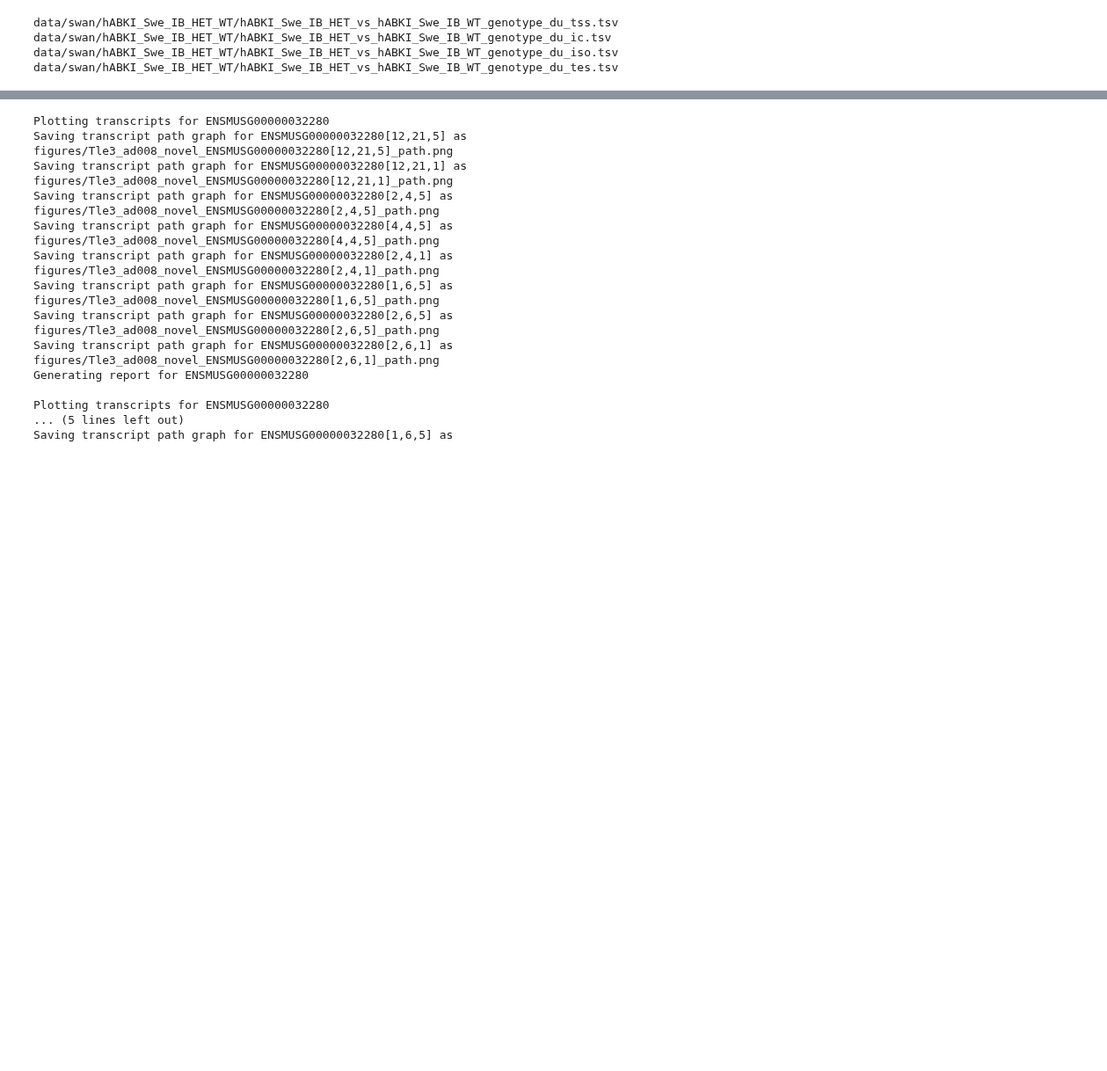
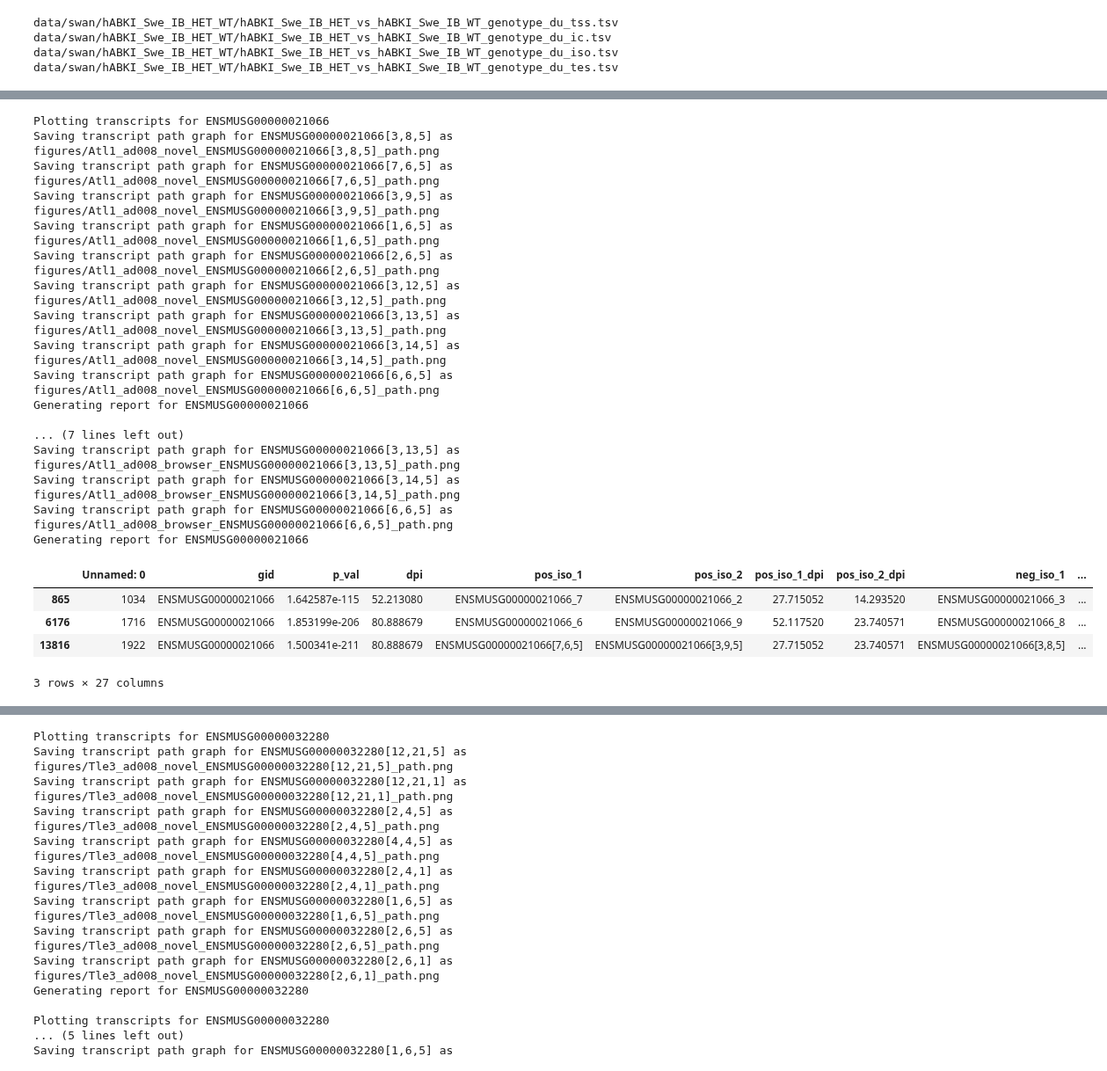
Before and after one commit to gfilimban/modelad_pipeline, a Jupyter notebook: proc_update/ad008_swan.ipynb, the cells around one changed output, grey strips where cells are left out. Shown at 88% size. Cells and saved outputs as stored; diff of their text form; code cells hidden in the pictures; blank space fills up the shorter version.

```diff
--- a/proc_update/ad008_swan.ipynb
+++ b/proc_update/ad008_swan.ipynb
@@ -179,3 +257,30 @@ def plot_report(sg, gene):
                   layer='pi',
                   metadata_cols=['genotype', 'sex', 'tissue', 'age'],
                   datasets={'genotype': ['hABKI_Swe_IB_HET', 'hABKI_Swe_IB_WT']})
+# %%
+g = 'Atl1'
+plot_report(sg, g)
+du_df.loc[du_df.gname==g]
+# %% [output]
+Plotting transcripts for ENSMUSG00000021066
+Saving transcript path graph for ENSMUSG00000021066[3,8,5] as figures/Atl1_ad008_novel_ENSMUSG00000021066[3,8,5]_path.png
+Saving transcript path graph for ENSMUSG00000021066[7,6,5] as figures/Atl1_ad008_novel_ENSMUSG00000021066[7,6,5]_path.png
+Saving transcript path graph for ENSMUSG00000021066[3,9,5] as figures/Atl1_ad008_novel_ENSMUSG00000021066[3,9,5]_path.png
+Saving transcript path graph for ENSMUSG00000021066[1,6,5] as figures/Atl1_ad008_novel_ENSMUSG00000021066[1,6,5]_path.png
+Saving transcript path graph for ENSMUSG00000021066[2,6,5] as figures/Atl1_ad008_novel_ENSMUSG00000021066[2,6,5]_path.png
+Saving transcript path graph for ENSMUSG00000021066[3,12,5] as figures/Atl1_ad008_novel_ENSMUSG00000021066[3,12,5]_path.png
+Saving transcript path graph for ENSMUSG00000021066[3,13,5] as figures/Atl1_ad008_novel_ENSMUSG00000021066[3,13,5]_path.png
+Saving transcript path graph for ENSMUSG00000021066[3,14,5] as figures/Atl1_ad008_novel_ENSMUSG00000021066[3,14,5]_path.png
+Saving transcript path graph for ENSMUSG00000021066[6,6,5] as figures/Atl1_ad008_novel_ENSMUSG00000021066[6,6,5]_path.png
+Generating report for ENSMUSG00000021066
+
+... (7 lines left out)
+Saving transcript path graph for ENSMUSG00000021066[3,13,5] as figures/Atl1_ad008_browser_ENSMUSG00000021066[3,13,5]_path.png
+Saving transcript path graph for ENSMUSG00000021066[3,14,5] as figures/Atl1_ad008_browser_ENSMUSG00000021066[3,14,5]_path.png
+Saving transcript path graph for ENSMUSG00000021066[6,6,5] as figures/Atl1_ad008_browser_ENSMUSG00000021066[6,6,5]_path.png
+Generating report for ENSMUSG00000021066
+|  | Unnamed: 0 | gid | p_val | dpi | pos_iso_1 | pos_iso_2 | pos_iso_1_dpi | pos_iso_2_dpi | neg_iso_1 | ... |
+| 865 | 1034 | ENSMUSG00000021066 | 1.642587e-115 | 52.213080 | ENSMUSG00000021066_7 | ENSMUSG00000021066_2 | 27.715052 | 14.293520 | ENSMUSG00000021066_3 | ... |
+| 6176 | 1716 | ENSMUSG00000021066 | 1.853199e-206 | 80.888679 | ENSMUSG00000021066_6 | ENSMUSG00000021066_9 | 52.117520 | 23.740571 | ENSMUSG00000021066_8 | ... |
+| 13816 | 1922 | ENSMUSG00000021066 | 1.500341e-211 | 80.888679 | ENSMUSG00000021066[7,6,5] | ENSMUSG00000021066[3,9,5] | 27.715052 | 23.740571 | ENSMUSG00000021066[3,8,5] | ... |
+3 rows × 27 columns
```
Also changed, not shown: parts of 32 cells of this notebook, 7 other files.
